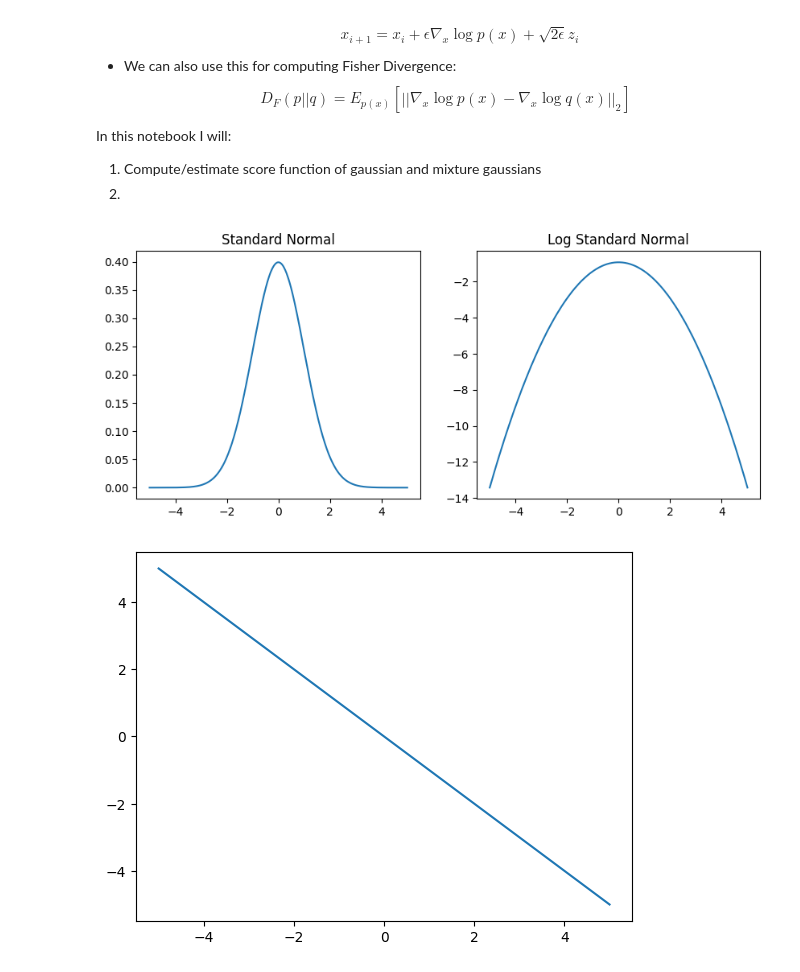
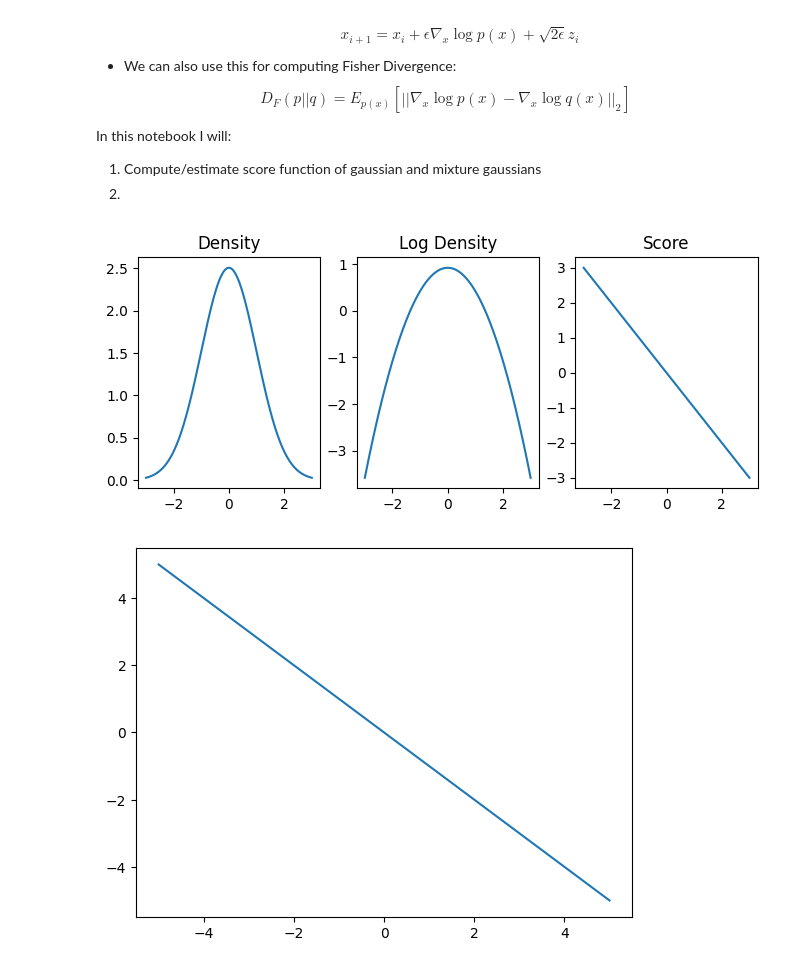
Before and after one commit to Sina-Haz/Generative-Modelling, a Jupyter notebook: Score-Based-Models/score.ipynb, the cells around one changed output. Drawn from its saved outputs; the diff is of its cells as text; code cells hidden in the pictures.

```diff
--- a/Score-Based-Models/score.ipynb
+++ b/Score-Based-Models/score.ipynb
@@ -23,23 +24,31 @@ from torch import vmap
 from tqdm.auto import tqdm
 # %%
 # Plot a gaussian and log normal
-xs = torch.linspace(-5, 5, 5000)
-xs.requires_grad=True
+x = torch.linspace(-3, 3, 1000)
+
+def norm_pdf(x, mu=0, sigma=1):
+    return (1 / sigma * np.sqrt(2 * torch.pi)) * torch.exp( -0.5 * ((x - mu)/sigma)**2)
+
+def norm_log_pdf(x, mu=0, sigma=1):
+  return torch.log(norm_pdf(x, mu, sigma))
+
+def gauss_score(x, mu=0, sigma=1):
+  return jacfwd(norm_log_pdf)(x, mu, sigma)
+
+density = norm_pdf(x)
+log_density = norm_log_pdf(x)
+score = vmap(gauss_score)(x)
 
 
-def norm_pdf(x):
-    return (1 / np.sqrt(2 * torch.pi)) * torch.exp( -0.5 * (x**2))
-
-ys = norm_pdf(xs)
-
-fig, (ax1, ax2) = plt.subplots(1,2, figsize=(10, 4))
-ax1.plot(xs.detach().numpy(), ys.detach().numpy());
-ax1.set_title('Standard Normal')
-
-ax2.plot(xs.detach().numpy(), torch.log(ys).detach().numpy())
-ax2.set_title('Log Standard Normal');
+fig, (ax1, ax2, ax3) = plt.subplots(1,3, figsize=(8, 3))
+ax1.plot(x, density)
+ax1.set_title('Density')
+ax2.plot(x, log_density)
+ax2.set_title('Log Density')
+ax3.plot(x, score)
+ax3.set_title('Score');
 # %% [output]
-[figure, old version]
+[figure, new version]
 # %%
 ys = torch.log(norm_pdf(xs))
 ys.backward(torch.ones_like(ys))
```
Also changed, not shown: parts of 1 cell of this notebook.
